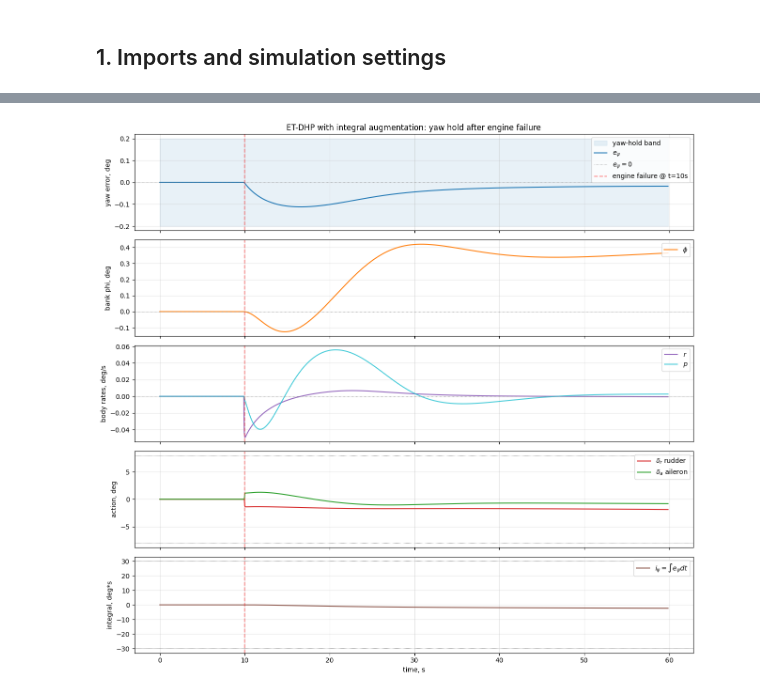
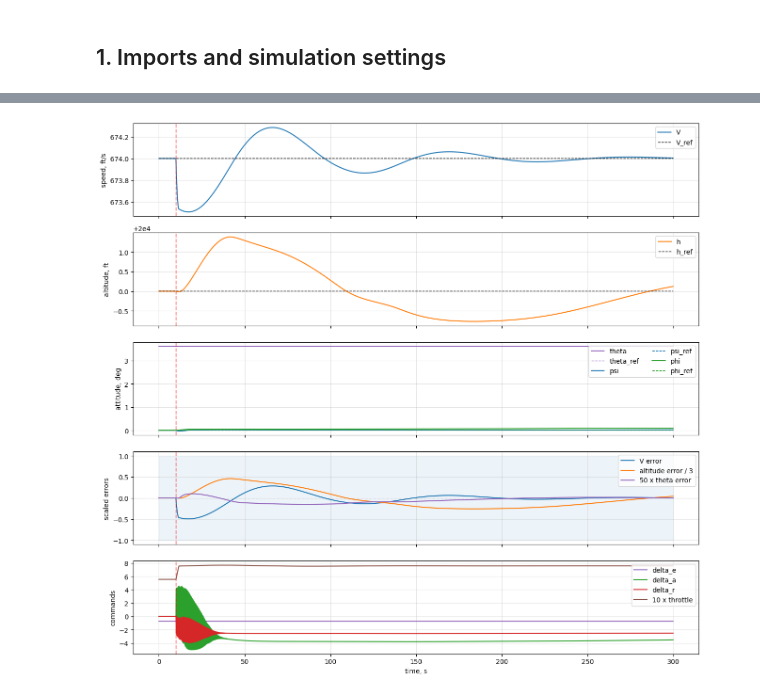
Before and after one commit to TensorAeroSpace/TensorAeroSpace, a Jupyter notebook: example/reinforcement_learning/example_etdhp_b747_engine_failure.ipynb, the cells around one changed output, grey strips where cells are left out. Cells and saved outputs as stored; diff of their text form; code cells hidden in the pictures.

```diff
--- a/example/reinforcement_learning/example_etdhp_b747_engine_failure.ipynb
+++ b/example/reinforcement_learning/example_etdhp_b747_engine_failure.ipynb
@@ -225,7 +424,7 @@ cfg = ETDHPConfig(
     critic_lr=5e-3,
     model_lr=5e-3,
     model_epochs=400,
-    Q=[200.0, 0.2, 1.0, 5.0, 0.2],
+    Q=[200.0, 0.2, 1.0, 50.0, 1.0, 0.5],
     R=[0.5, 0.5],
     gamma=0.95,
     num_epochs_per_trigger=10,
@@ -237,24 +436,25 @@ cfg = ETDHPConfig(
 )
 
 agent = ETDHPAgent(
-    n_state=5,
+    n_state=6,
     n_control=2,
-    state_transform=state_transform,
+    state_transform=lateral_state_transform,
     config=cfg,
 )
 
 model_losses = agent.fit_plant_model(
     states_arr, actions_arr, next_states_arr,
-    batch_size=128, verbose=False,
+    batch_size=128,
+    verbose=False,
 )
 
 fig, ax = plt.subplots(figsize=(9, 3.5))
 ax.semilogy(model_losses)
 ax.set_xlabel("epoch")
 ax.set_ylabel("plant-model MSE")
-ax.set_title("Offline plant-model identification on healthy B-747")
+ax.set_title("Offline lateral plant-model identification")
 ax.grid(True, alpha=0.3)
 plt.tight_layout()
 plt.show()
-print(f"final plant-model MSE: {model_losses[-1]:.3e}")
+print(f"final lateral plant-model MSE: {model_losses[-1]:.3e}")
 # %% [output]
@@ -416,52 +717,81 @@ Yaw-hold spec         : PASS (|e_psi|max <= 0.20 deg, late RMSE <= 0.05 deg)
 # %%
 fig, axes = plt.subplots(5, 1, figsize=(13, 12), sharex=True)
 
-axes[0].fill_between(log["t"], -YAW_HOLD_BAND_DEG, YAW_HOLD_BAND_DEG,
-                     color="tab:blue", alpha=0.10, label="yaw-hold band")
-axes[0].plot(log["t"], log["psi"], color="tab:blue", label=r"$e_\psi$")
-axes[0].axhline(0.0, color="tab:gray", linestyle=":", linewidth=0.7,
-                label=r"$e_\psi = 0$")
-axes[0].axvline(DAMAGE_TIME, color="red", linestyle="--", alpha=0.45,
-                label=f"engine failure @ t={DAMAGE_TIME:.0f}s")
-axes[0].set_ylabel("yaw error, deg")
-axes[0].set_title("ET-DHP with integral augmentation: yaw hold after engine failure")
+axes[0].plot(log["t"], log["V_actual"], color="tab:blue", label="V")
+axes[0].plot(log["t"], log["V_ref"], color="black", linestyle="--", linewidth=1.0,
+             label="V_ref")
+axes[0].axvline(DAMAGE_TIME, color="red", linestyle="--", alpha=0.45)
+axes[0].set_ylabel("speed, ft/s")
 axes[0].grid(True, alpha=0.3)
 axes[0].legend(loc="upper right")
 
-axes[1].plot(log["t"], log["phi"], color="tab:orange", label=r"$\phi$")
-axes[1].axhline(0.0, color="tab:gray", linestyle=":", linewidth=0.7)
+axes[1].plot(log["t"], log["h_actual"], color="tab:orange", label="h")
+axes[1].plot(log["t"], log["h_ref"], color="black", linestyle="--", linewidth=1.0,
+             label="h_ref")
 axes[1].axvline(DAMAGE_TIME, color="red", linestyle="--", alpha=0.45)
-axes[1].set_ylabel("bank phi, deg")
+axes[1].set_ylabel("altitude, ft")
 axes[1].grid(True, alpha=0.3)
 axes[1].legend(loc="upper right")
 
-axes[2].plot(log["t"], log["r"], color="tab:purple", label=r"$r$")
-axes[2].plot(log["t"], log["p"], color="tab:cyan", alpha=0.8, label=r"$p$")
-axes[2].axhline(0.0, color="tab:gray", linestyle=":", linewidth=0.7)
+axes[2].plot(log["t"], log["theta_actual"], color="tab:purple", label="theta")
+axes[2].plot(log["t"], log["theta_ref"], color="tab:purple", linestyle="--", linewidth=1.0,
+             label="theta_ref")
+axes[2].plot(log["t"], log["psi_actual"], color="tab:blue", label="psi")
+axes[2].plot(log["t"], log["psi_ref"], color="tab:blue", linestyle="--", linewidth=1.0,
+             label="psi_ref")
+axes[2].plot(log["t"], log["phi_actual"], color="tab:green", label="phi")
+axes[2].plot(log["t"], log["phi_ref"], color="tab:green", linestyle="--", linewidth=1.0,
+             label="phi_ref")
 axes[2].axvline(DAMAGE_TIME, color="red", linestyle="--", alpha=0.45)
-axes[2].set_ylabel("body rates, deg/s")
+axes[2].set_ylabel("attitude, deg")
 axes[2].grid(True, alpha=0.3)
-axes[2].legend(loc="upper right")
+axes[2].legend(loc="upper right", ncol=2)
 
-axes[3].plot(log["t"], log["dr"], color="tab:red", label=r"$\delta_r$ rudder")
-axes[3].plot(log["t"], log["da"], color="tab:green", label=r"$\delta_a$ aileron")
+axes[3].fill_between(log["t"], -SPEED_HOLD_BAND_FT_S, SPEED_HOLD_BAND_FT_S,
+                     color="tab:blue", alpha=0.08)
+axes[3].plot(log["t"], log["V"], color="tab:blue", label="V error")
+axes[3].plot(log["t"], log["h"] / 3.0, color="tab:orange", label="altitude error / 3")
+axes[3].plot(log["t"], 50.0 * log["theta"], color="tab:purple", label="50 x theta error")
+axes[3].axhline(0.0, color="tab:gray", linestyle=":", linewidth=0.7)
 axes[3].axvline(DAMAGE_TIME, color="red", linestyle="--", alpha=0.45)
-axes[3].axhline(8.0, color="k", linestyle=":", linewidth=0.5)
-axes[3].axhline(-8.0, color="k", linestyle=":", linewidth=0.5)
-axes[3].set_ylabel("action, deg")
+axes[3].set_ylabel("scaled errors")
 axes[3].grid(True, alpha=0.3)
 axes[3].legend(loc="upper right")
 
-axes[4].plot(log["t"], log["i_psi"], color="tab:brown", label=r"$i_\psi = \int e_\psi dt$")
+axes[4].plot(log["t"], log["de"], color="tab:purple", label="delta_e")
+axes[4].plot(log["t"], log["da"], color="tab:green", label="delta_a")
+axes[4].plot(log["t"], log["dr"], color="tab:red", label="delta_r")
+axes[4].plot(log["t"], 10.0 * log["throttle"], color="tab:brown",
+             label="10 x throttle")
 axes[4].axvline(DAMAGE_TIME, color="red", linestyle="--", alpha=0.45)
-axes[4].axhline(I_PSI_LIMIT_DEG_S, color="k", linestyle=":", linewidth=0.5)
-axes[4].axhline(-I_PSI_LIMIT_DEG_S, color="k", linestyle=":", linewidth=0.5)
 axes[4].set_xlabel("time, s")
-axes[4].set_ylabel("integral, deg*s")
+axes[4].set_ylabel("commands")
 axes[4].grid(True, alpha=0.3)
 axes[4].legend(loc="upper right")
 
 plt.tight_layout()
 plt.show()
+
+
+fig, ax = plt.subplots(figsize=(13, 4.2))
+engine_labels = {
+    "T1": "engine 1: left outer",
+    "T2": "engine 2: left inner",
+    "T3": "engine 3: right inner",
+    "T4": "engine 4: right outer",
+}
+for key, label in engine_labels.items():
+    ax.plot(log["t"], log[key], label=label)
+ax.plot(log["t"], log["T_total"], color="black", linewidth=1.2,
+        linestyle="--", label="total thrust")
+ax.axvline(DAMAGE_TIME, color="red", linestyle="--", alpha=0.45,
+           label="engine failure")
+ax.set_title("Effective thrust by engine")
+ax.set_xlabel("time, s")
+ax.set_ylabel("thrust, lb")
+ax.grid(True, alpha=0.3)
+ax.legend(loc="upper right", ncol=2)
+plt.tight_layout()
+plt.show()
 # %% [output]
-[figure, old version]
+[figure, new version]
```
Also changed, not shown: parts of 19 cells of this notebook, 18 other files.
